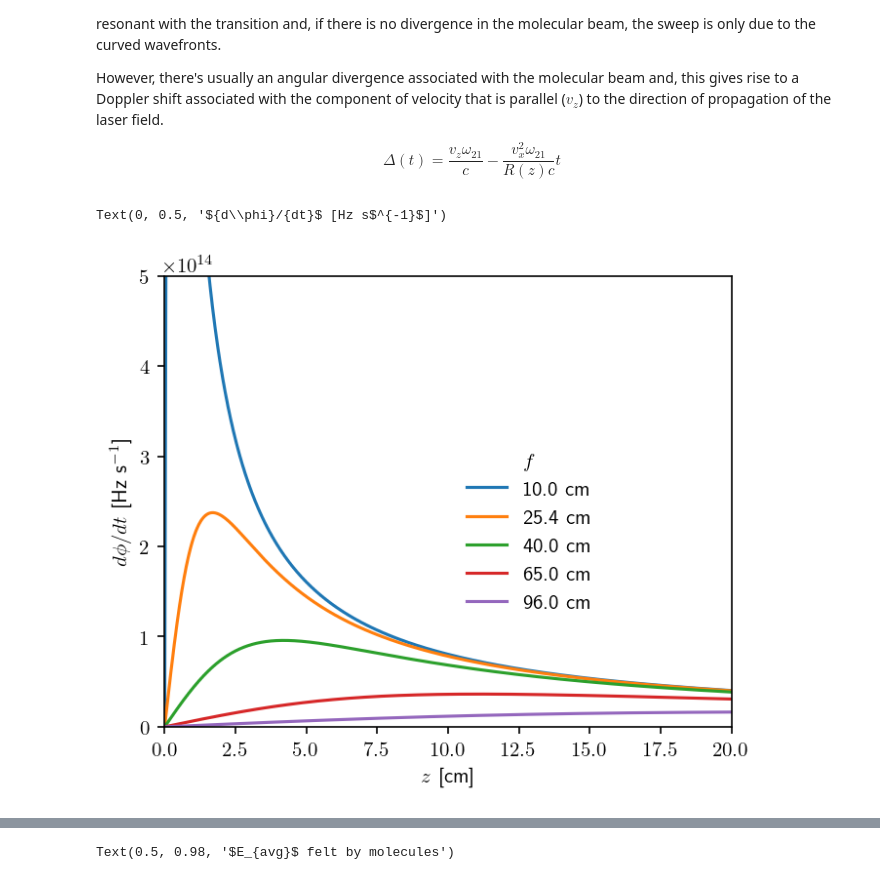
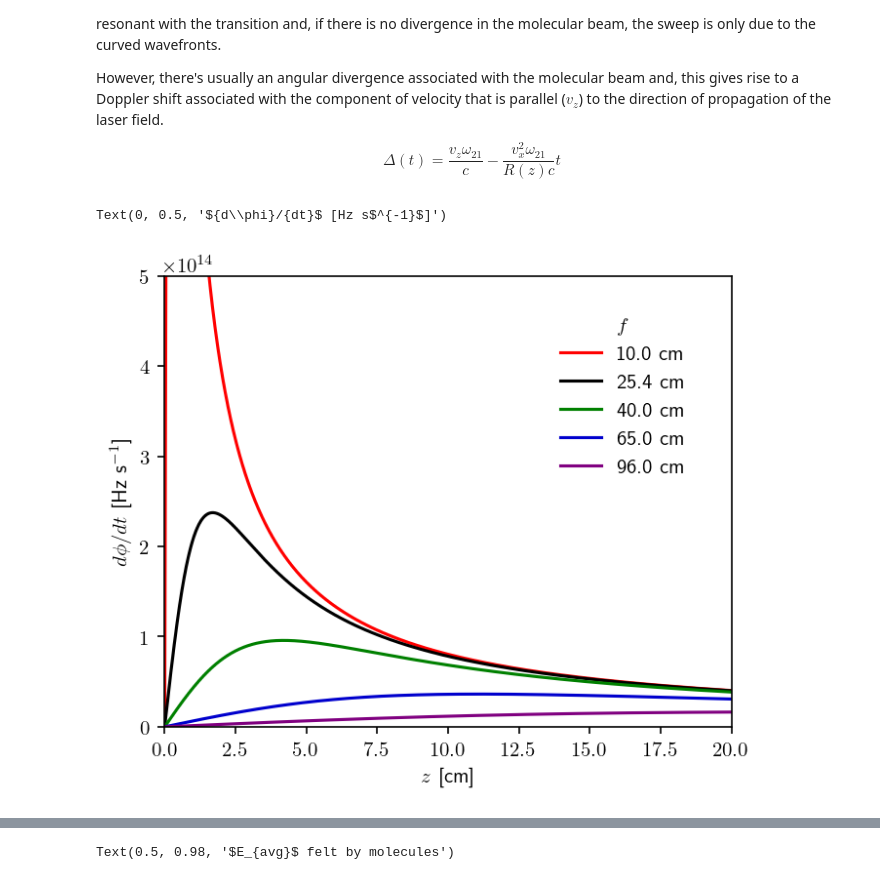
Before and after one commit to vijaymocherla/rap-mb, a Jupyter notebook: notebooks/jcp-methane.ipynb, the cells around one changed output, grey strips where cells are left out. Saved outputs shown, nothing was run; the diff lists cells and outputs as text; code cells hidden in the pictures.

```diff
--- a/notebooks/jcp-methane.ipynb
+++ b/notebooks/jcp-methane.ipynb
@@ -33,18 +35,19 @@ from rap_mb.helpers import *
 wl_nm = 3300 # nm
 r = 0.2      # cm
 focal_lengths = [10, 25.4, 40, 65, 96] #cm
-z = np.linspace(-20, 20, 1000) # cm
+z = np.linspace(-20, 20, 5000) # cm
+colors = {10.0:'red', 25.4:'black', 40.0:'green', 65.0:'mediumblue', 96.0:'purple'}
 # %%
 fig, ax = plt.subplots(figsize=(5,4))
 for f in focal_lengths:
     params = f, wl_nm, r
     label = '{f:2.1f} cm'.format(f=f)
     w0 = wl_nm*1e-7*f/(np.pi*r)
-    ax.plot(z, abs(R(z, w0, wl_nm)), label=label)
+    ax.plot(z, abs(R(z, w0, wl_nm)), label=label, color=colors[f])
 ax.set_ylim(0, 60)
 ax.set_xlim(-20,20)
 ax.set_xlabel('$z$ [cm]')
-ax.legend(bbox_to_anchor=[.75,0.75], frameon=False, title=r'$f$')
+ax.legend(bbox_to_anchor=[.88,0.5], frameon=False, title=r'$f$')
 ax.set_ylabel(r'$|R(z)|$ [cm]')
 # %% [output]
 Text(0, 0.5, '$|R(z)|$ [cm]')
@@ -54,7 +57,7 @@ fig, ax = plt.subplots(figsize=(5,4))
 for f in focal_lengths:
     params = f, wl_nm, r
     label = '{f:2.1f} cm'.format(f=f)
-    ax.plot(z, w(z, wl_nm, r, f, focused=True)*10, label=label)
+    ax.plot(z, w(z, wl_nm, r, f, focused=True)*10, label=label, color=colors[f])
 ax.set_ylim(0, 2.0)
 ax.set_xlim(-20,20)
 ax.set_xlabel(r'$z$ [cm]')
@@ -98,17 +101,17 @@ z = np.linspace(0,20, 2000)
 # %%
 fig, ax = plt.subplots(figsize=(5,4))
 for f in focal_lengths:
     params = wl_nm, r, f
     label = '{f:2.1f} cm'.format(f=f)
-    ax.plot(z, sweep_rate(z, vx, params), label=label)
+    ax.plot(z, sweep_rate(z, vx, params), label=label, color=colors[f])
 ax.set_xlim(0, 20)
 ax.set_ylim(0, 5e14)
 ax.set_xlabel('$z$ [cm]')
-ax.legend(bbox_to_anchor=[.5,0.65], frameon=False,title=r'$f$')
+ax.legend(bbox_to_anchor=[.95,0.95], frameon=False,title=r'$f$')
 ax.set_ylabel(r'${d\phi}/{dt}$ [Hz s$^{-1}$]')
 # %% [output]
 Text(0, 0.5, '${d\\phi}/{dt}$ [Hz s$^{-1}$]')
-[figure, old version]
+[figure, new version]
 # %%
 fig, ax = plt.subplots(figsize=(5,4))
 for f in focal_lengths:
```
Also changed, not shown: parts of 12 cells of this notebook, 2 other files.
